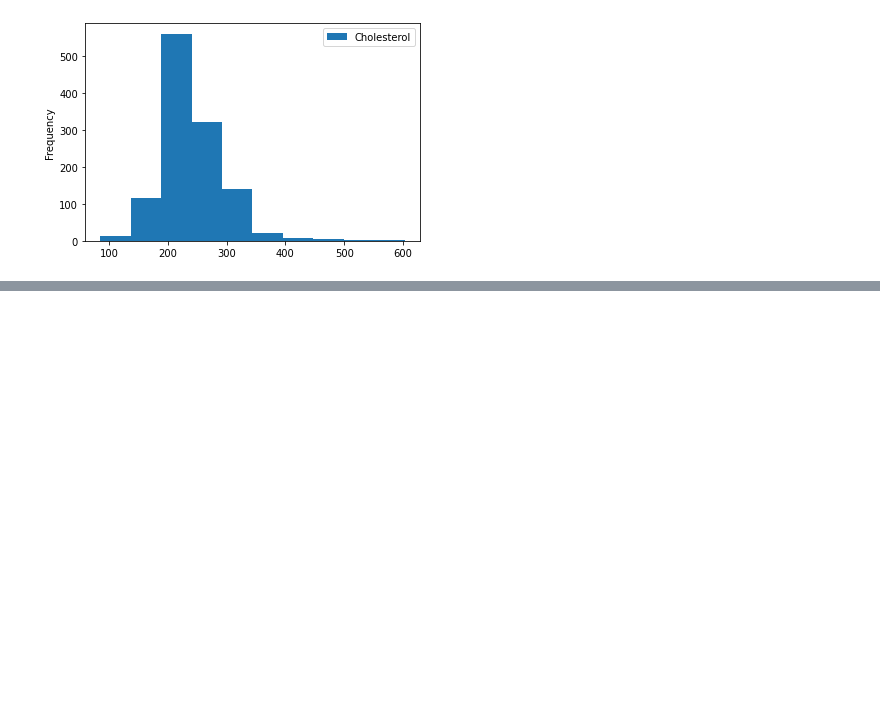
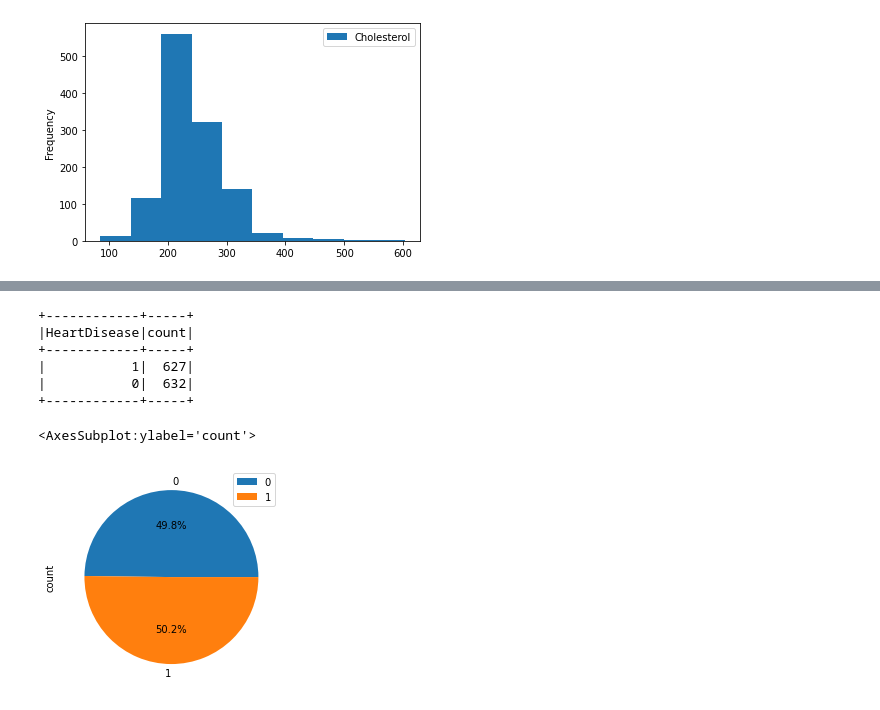
Before and after one commit to QinzhengSun/Iteration4, a Jupyter notebook: Iteration4PySpark.ipynb, the cells around one changed output, grey strips where cells are left out. Drawn from its saved outputs; the diff is of its cells as text; code cells hidden in the pictures; blank space fills up the shorter version.

```diff
--- a/Iteration4PySpark.ipynb
+++ b/Iteration4PySpark.ipynb
@@ -268,0 +290,14 @@ only showing top 20 rows
+# %%
+def vector_to_list(v):
+    if isinstance(v, SparseVector):
+        v = DenseVector(v)
+    return v.toArray().tolist()
+
+vector_to_list_udf = udf(vector_to_list, ArrayType(DoubleType()))
+# %%
+for column in ['ChestPainType_vec', 'ST_Slope_vec']:
+    df_encoded = df_encoded.withColumn(column+"_list", vector_to_list_udf(col(column)))
+    num_categories = len(df_encoded.select(column).first()[0])
+    # Extract individual columns from list
+    for i in range(num_categories):
+        df_encoded = df_encoded.withColumn(column+"_"+str(i), col(column+"_list")[i])
@@ -268,0 +324,3 @@ only showing top 20 rows
+# %%
+Columns_to_drop2 =["ChestPainType",'ST_Slope','ChestPainType_vec_list', 'ST_Slope_vec_list','ChestPainType_vec','ST_Slope_vec',]
+df_encoded=df_encoded.drop(*Columns_to_drop2)
@@ -268,0 +352,4 @@ only showing top 20 rows
+# %%
+columns_drop3 = ['Cholesterol','RestingECG','BPtype']
+df3 = df_encoded.drop(*columns_drop3)
+df3.columns
@@ -268,0 +370,21 @@ only showing top 20 rows
+# %%
+df3_low = df3.filter(col('HeartDisease') == 0)
+df3_high = df3.filter(col('HeartDisease') == 1)
+num_low = df3_low.count()
+num_high = df3_high.count()
+
+df3_low_boosted = df3_low.sample(withReplacement=True, fraction=num_high/num_low)
+df3_boosted = df3_high.union(df3_low_boosted)
+df3_boosted.groupBy("HeartDisease").count().show()
+df4 = df3_boosted
+
+df4.groupBy("HeartDisease").count().toPandas().plot.pie(y="count", autopct="%1.1f%%")
+# %% [output]
++------------+-----+
+|HeartDisease|count|
++------------+-----+
+|           1|  627|
+|           0|  632|
++------------+-----+
+<AxesSubplot:ylabel='count'>
+[figure, added]
```
Also changed, not shown: parts of 14 cells of this notebook.
